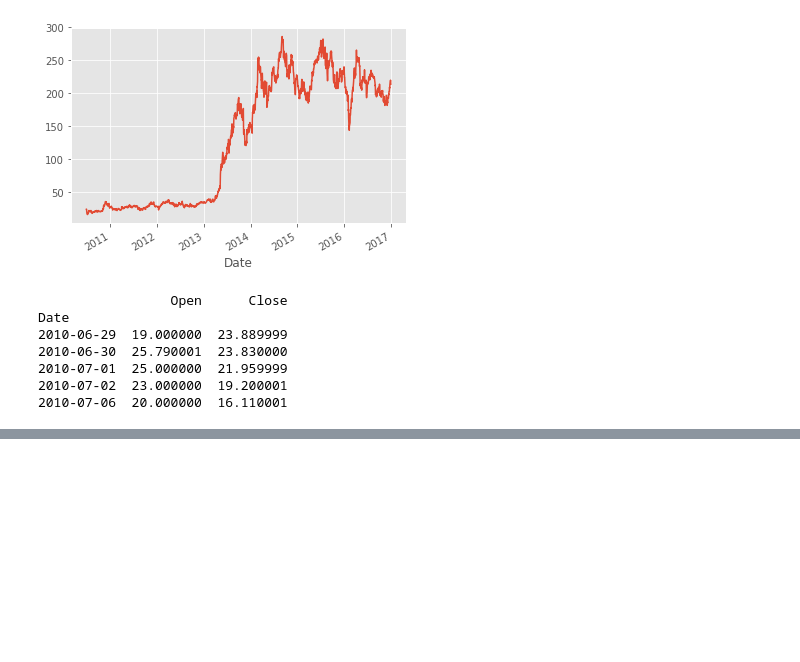
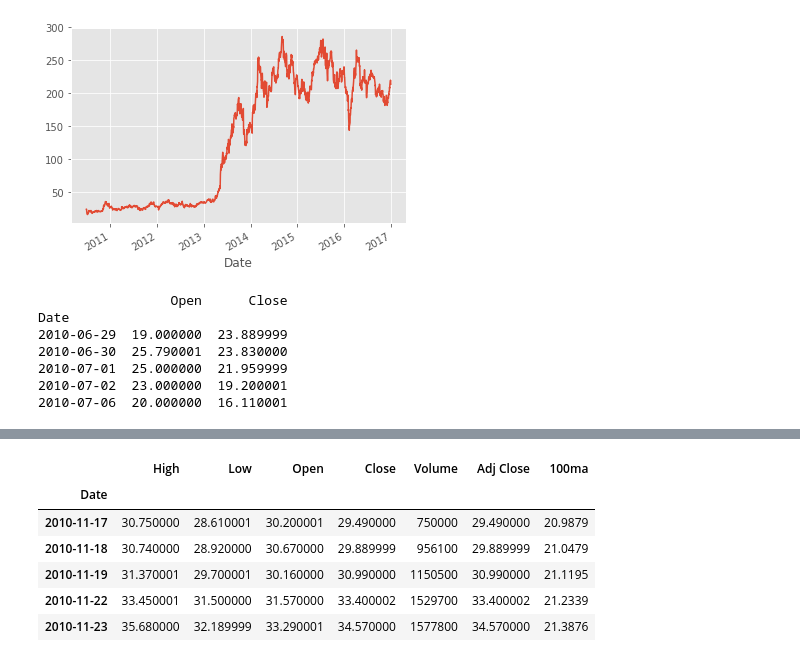
Before and after one commit to ParvYadav/StockMarketPrediction, a Jupyter notebook: Stock Market Prediction.ipynb, the cells around one changed output, grey strips where cells are left out. Cells and saved outputs as stored; diff of their text form; code cells hidden in the pictures; blank space fills up the shorter version.

```diff
--- a/Stock Market Prediction.ipynb
+++ b/Stock Market Prediction.ipynb
@@ -90,0 +122,10 @@ Date
+# %%
+df.head() # all rows are removed
+# %% [output]
+|  | High | Low | Open | Close | Volume | Adj Close | 100ma |
+| Date |  |  |  |  |  |  |  |
+| 2010-11-17 | 30.750000 | 28.610001 | 30.200001 | 29.490000 | 750000 | 29.490000 | 20.9879 |
+| 2010-11-18 | 30.740000 | 28.920000 | 30.670000 | 29.889999 | 956100 | 29.889999 | 21.0479 |
+| 2010-11-19 | 31.370001 | 29.700001 | 30.160000 | 30.990000 | 1150500 | 30.990000 | 21.1195 |
+| 2010-11-22 | 33.450001 | 31.500000 | 31.570000 | 33.400002 | 1529700 | 33.400002 | 21.2339 |
+| 2010-11-23 | 35.680000 | 32.189999 | 33.290001 | 34.570000 | 1577800 | 34.570000 | 21.3876 |
```
Also changed, not shown: parts of 9 cells of this notebook.
